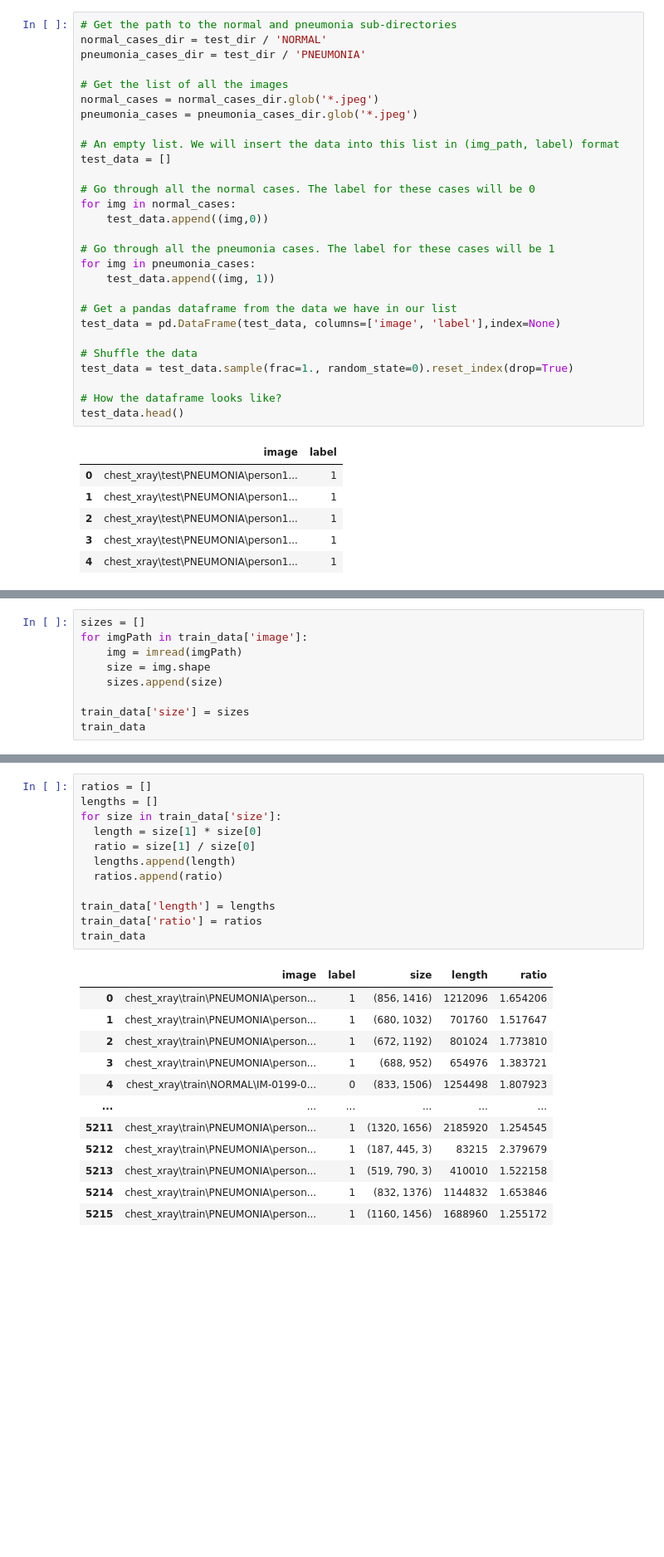
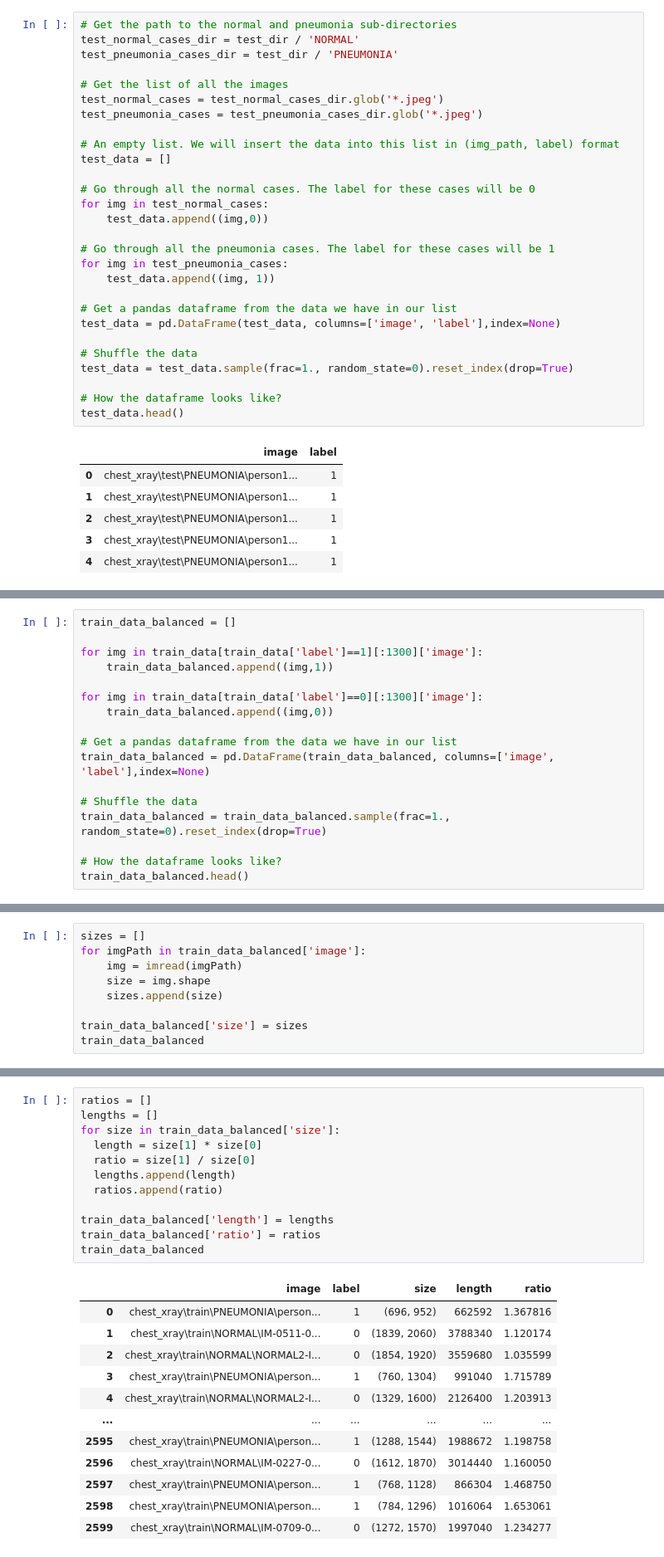
Before and after one commit to alex-ele-xela/Image-Analysis-Project, a Jupyter notebook: Pneumonia Detector/pneumonia_detector.ipynb, the cells around one changed output, grey strips where cells are left out. Shown at 83% size. Cells and saved outputs as stored; diff of their text form; blank space fills up the shorter version.

Commit message:
Balancing dataset Training dataset is not balanced. Added logic to balance the dataset to have equal normal and pneumonia cases.

```diff
--- a/Pneumonia Detector/pneumonia_detector.ipynb
+++ b/Pneumonia Detector/pneumonia_detector.ipynb
@@ -59,22 +59,22 @@ train_data.head()
 | 4 | chest_xray\train\NORMAL\IM-0199-0... | 0 |
 # %%
 # Get the path to the normal and pneumonia sub-directories
-normal_cases_dir = test_dir / 'NORMAL'
-pneumonia_cases_dir = test_dir / 'PNEUMONIA'
+test_normal_cases_dir = test_dir / 'NORMAL'
+test_pneumonia_cases_dir = test_dir / 'PNEUMONIA'
 
 # Get the list of all the images
-normal_cases = normal_cases_dir.glob('*.jpeg')
-pneumonia_cases = pneumonia_cases_dir.glob('*.jpeg')
+test_normal_cases = test_normal_cases_dir.glob('*.jpeg')
+test_pneumonia_cases = test_pneumonia_cases_dir.glob('*.jpeg')
 
 # An empty list. We will insert the data into this list in (img_path, label) format
 test_data = []
 
 # Go through all the normal cases. The label for these cases will be 0
-for img in normal_cases:
+for img in test_normal_cases:
     test_data.append((img,0))
 
 # Go through all the pneumonia cases. The label for these cases will be 1
-for img in pneumonia_cases:
+for img in test_pneumonia_cases:
     test_data.append((img, 1))
 
 # Get a pandas dataframe from the data we have in our list
@@ -117,0 +131,17 @@ plt.show()
+# %%
+train_data_balanced = []
+
+for img in train_data[train_data['label']==1][:1300]['image']:
+    train_data_balanced.append((img,1))
+
+for img in train_data[train_data['label']==0][:1300]['image']:
+    train_data_balanced.append((img,0))
+
+# Get a pandas dataframe from the data we have in our list
+train_data_balanced = pd.DataFrame(train_data_balanced, columns=['image', 'label'],index=None)
+
+# Shuffle the data
+train_data_balanced = train_data_balanced.sample(frac=1., random_state=0).reset_index(drop=True)
+
+# How the dataframe looks like?
+train_data_balanced.head()
@@ -118,11 +160,11 @@ plt.show()
 # %%
 sizes = []
-for imgPath in train_data['image']:
+for imgPath in train_data_balanced['image']:
     img = imread(imgPath)
     size = img.shape
     sizes.append(size)
 
-train_data['size'] = sizes
-train_data
+train_data_balanced['size'] = sizes
+train_data_balanced
 # %% [output]
 |  | image | label | size |
@@ -141,25 +183,25 @@ train_data
 # %%
 ratios = []
 lengths = []
-for size in train_data['size']:
+for size in train_data_balanced['size']:
   length = size[1] * size[0]
   ratio = size[1] / size[0]
   lengths.append(length)
   ratios.append(ratio)
 
-train_data['length'] = lengths
-train_data['ratio'] = ratios
-train_data
+train_data_balanced['length'] = lengths
+train_data_balanced['ratio'] = ratios
+train_data_balanced
 # %% [output]
 |  | image | label | size | length | ratio |
-| 0 | chest_xray\train\PNEUMONIA\person... | 1 | (856, 1416) | 1212096 | 1.654206 |
-| 1 | chest_xray\train\PNEUMONIA\person... | 1 | (680, 1032) | 701760 | 1.517647 |
-| 2 | chest_xray\train\PNEUMONIA\person... | 1 | (672, 1192) | 801024 | 1.773810 |
-| 3 | chest_xray\train\PNEUMONIA\person... | 1 | (688, 952) | 654976 | 1.383721 |
-| 4 | chest_xray\train\NORMAL\IM-0199-0... | 0 | (833, 1506) | 1254498 | 1.807923 |
+| 0 | chest_xray\train\PNEUMONIA\person... | 1 | (696, 952) | 662592 | 1.367816 |
+| 1 | chest_xray\train\NORMAL\IM-0511-0... | 0 | (1839, 2060) | 3788340 | 1.120174 |
+| 2 | chest_xray\train\NORMAL\NORMAL2-I... | 0 | (1854, 1920) | 3559680 | 1.035599 |
+| 3 | chest_xray\train\PNEUMONIA\person... | 1 | (760, 1304) | 991040 | 1.715789 |
+| 4 | chest_xray\train\NORMAL\NORMAL2-I... | 0 | (1329, 1600) | 2126400 | 1.203913 |
 | ... | ... | ... | ... | ... | ... |
-| 5211 | chest_xray\train\PNEUMONIA\person... | 1 | (1320, 1656) | 2185920 | 1.254545 |
-| 5212 | chest_xray\train\PNEUMONIA\person... | 1 | (187, 445, 3) | 83215 | 2.379679 |
-| 5213 | chest_xray\train\PNEUMONIA\person... | 1 | (519, 790, 3) | 410010 | 1.522158 |
-| 5214 | chest_xray\train\PNEUMONIA\person... | 1 | (832, 1376) | 1144832 | 1.653846 |
-| 5215 | chest_xray\train\PNEUMONIA\person... | 1 | (1160, 1456) | 1688960 | 1.255172 |
+| 2595 | chest_xray\train\PNEUMONIA\person... | 1 | (1288, 1544) | 1988672 | 1.198758 |
+| 2596 | chest_xray\train\NORMAL\IM-0227-0... | 0 | (1612, 1870) | 3014440 | 1.160050 |
+| 2597 | chest_xray\train\PNEUMONIA\person... | 1 | (768, 1128) | 866304 | 1.468750 |
+| 2598 | chest_xray\train\PNEUMONIA\person... | 1 | (784, 1296) | 1016064 | 1.653061 |
+| 2599 | chest_xray\train\NORMAL\IM-0709-0... | 0 | (1272, 1570) | 1997040 | 1.234277 |
```
Also changed, not shown: parts of 13 cells of this notebook.
